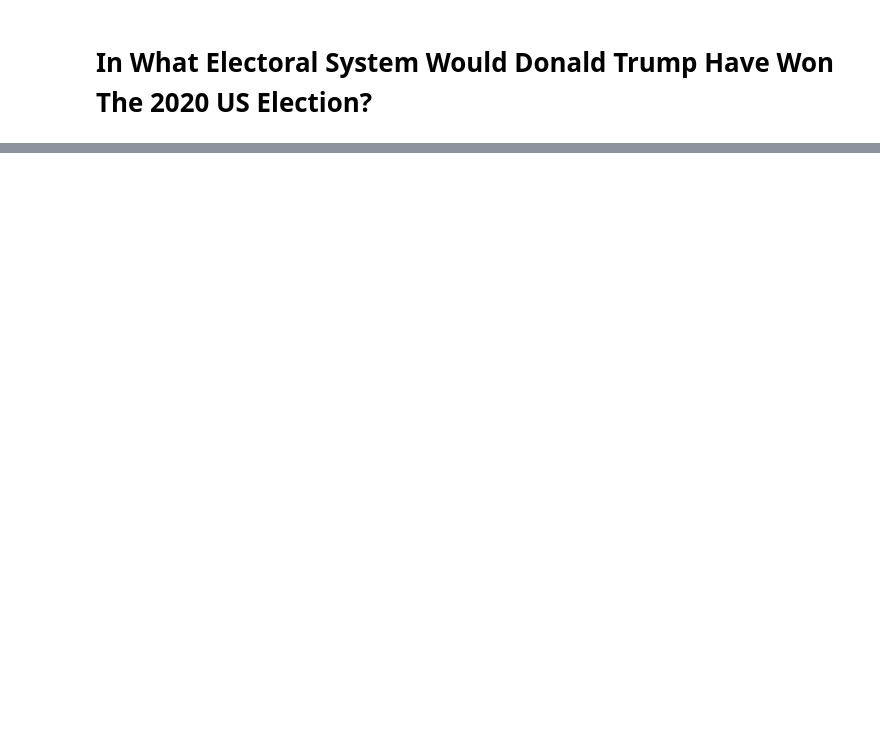
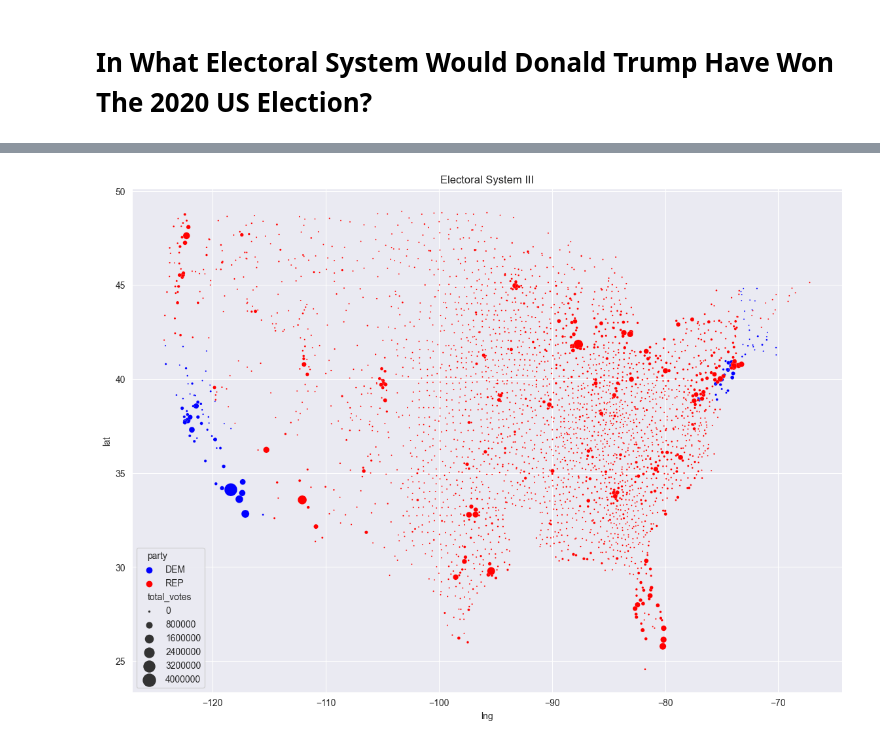
Before and after one commit to AllysonCui/ECO225, a Jupyter notebook: Code/Project 1/Project 1.ipynb, the cells around one changed output, grey strips where cells are left out. Saved outputs shown, nothing was run; the diff lists cells and outputs as text; code cells hidden in the pictures; blank space fills up the shorter version.

```diff
--- a/Code/Project 1/Project 1.ipynb
+++ b/Code/Project 1/Project 1.ipynb
@@ -49,0 +158,12 @@ This paper has only used president_county.csv, president_county_candidate_candid
+# %%
+df_state = df.groupby(["state", "candidate", "party"]).sum()
+df_state.rename(columns={"won": "# of counties won"}, inplace = True)
+#add 3 level of MultiIndex
+df_state.index = [df_state.index.get_level_values(0),
+            df_state.index.get_level_values(1),
+                  df_state.index.get_level_values(2)]
+df_state = df_state.reset_index() \
+       .sort_values(['state','# of counties won'], ascending=[True,False]) \
+       .set_index(['state','party'])
+df_state.drop(['total_votes'], axis = 1, inplace = True)
+df_state.head()
@@ -49,0 +180,8 @@ This paper has only used president_county.csv, president_county_candidate_candid
+# %%
+df_state1 = df_state.copy()
+df_state1.reset_index(inplace=True)
+df_state1.drop_duplicates(
+  subset = ['state'],
+  keep = 'first', inplace = True)
+df_state1 = df_state1.reset_index(drop=True)
+df_state1.head()
@@ -49,0 +197,6 @@ This paper has only used president_county.csv, president_county_candidate_candid
+# %%
+df_state2 = df_county.copy()
+df_state2.drop(['candidate'], axis = 1, inplace = True)
+df_state2.drop(['party'], axis = 1, inplace = True)
+df_state2 = pd.merge(df_state2, df_state1, on = 'state', how = 'left')
+df_state2.head(10)
@@ -49,0 +357,7 @@ This paper has only used president_county.csv, president_county_candidate_candid
+# %%
+plt.figure(figsize = (14,10))
+sns.scatterplot(data = df_state_mainland, x = "lng", y = "lat", hue = "party", size = "total_votes",
+                sizes = (2, 200), palette = ['blue', 'red'])
+plt.title("Electoral System III");
+# %% [output]
+[figure, added]
```
Also changed, not shown: parts of 41 cells of this notebook, 2 other files.
